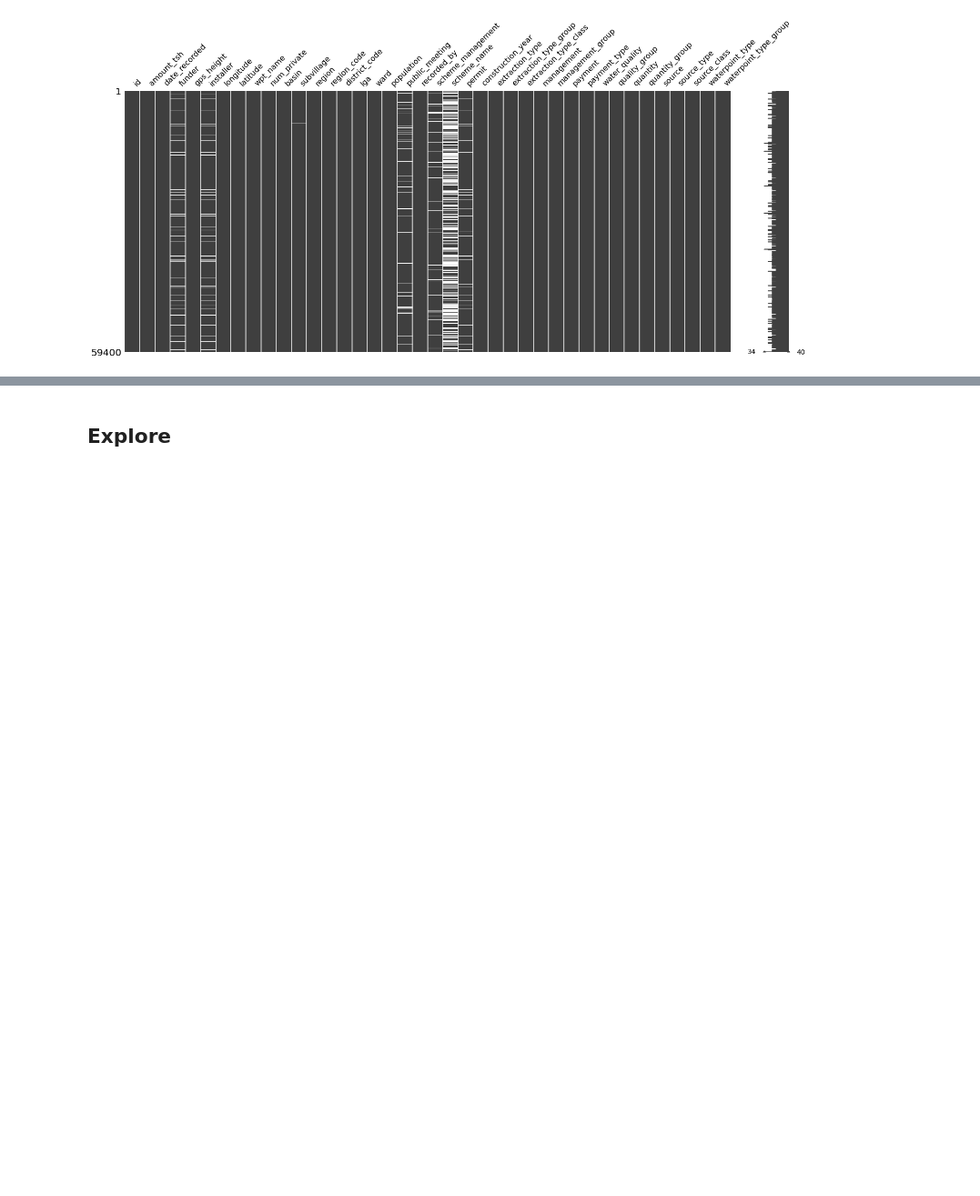
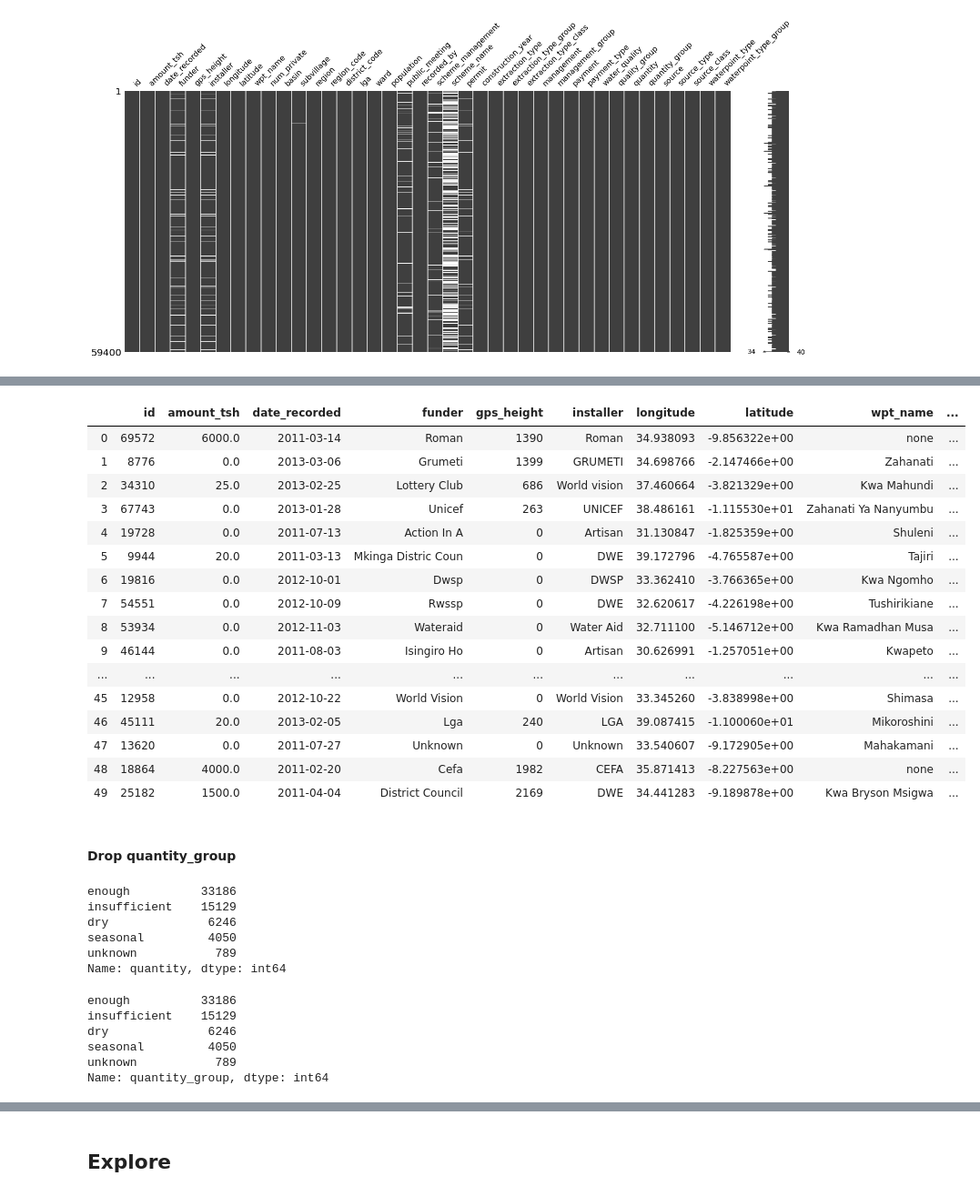
Before and after one commit to lauren-esser/Wall-Quality-in-Tanzania, a Jupyter notebook: student.ipynb, the cells around one changed output, grey strips where cells are left out. Shown: that part at 91% size. Drawn from its saved outputs; the diff is of its cells as text; code cells hidden in the pictures; blank space fills up the shorter version.

```diff
--- a/student.ipynb
+++ b/student.ipynb
@@ -219,0 +413,2 @@ msno.matrix(data_values)
+# %%
+data_values = data_values.drop('waterpoint_type', axis = 1)
@@ -219,0 +453,42 @@ msno.matrix(data_values)
+# %%
+data_values = data_values.drop(columns = ['source_class', 'source_type'], axis = 1)
+# %%
+data_values.head(50)
+# %% [output]
+|  | id | amount_tsh | date_recorded | funder | gps_height | installer | longitude | latitude | wpt_name | ... |
+| 0 | 69572 | 6000.0 | 2011-03-14 | Roman | 1390 | Roman | 34.938093 | -9.856322e+00 | none | ... |
+| 1 | 8776 | 0.0 | 2013-03-06 | Grumeti | 1399 | GRUMETI | 34.698766 | -2.147466e+00 | Zahanati | ... |
+| 2 | 34310 | 25.0 | 2013-02-25 | Lottery Club | 686 | World vision | 37.460664 | -3.821329e+00 | Kwa Mahundi | ... |
+| 3 | 67743 | 0.0 | 2013-01-28 | Unicef | 263 | UNICEF | 38.486161 | -1.115530e+01 | Zahanati Ya Nanyumbu | ... |
+| 4 | 19728 | 0.0 | 2011-07-13 | Action In A | 0 | Artisan | 31.130847 | -1.825359e+00 | Shuleni | ... |
+| 5 | 9944 | 20.0 | 2011-03-13 | Mkinga Distric Coun | 0 | DWE | 39.172796 | -4.765587e+00 | Tajiri | ... |
+| 6 | 19816 | 0.0 | 2012-10-01 | Dwsp | 0 | DWSP | 33.362410 | -3.766365e+00 | Kwa Ngomho | ... |
+| 7 | 54551 | 0.0 | 2012-10-09 | Rwssp | 0 | DWE | 32.620617 | -4.226198e+00 | Tushirikiane | ... |
+| 8 | 53934 | 0.0 | 2012-11-03 | Wateraid | 0 | Water Aid | 32.711100 | -5.146712e+00 | Kwa Ramadhan Musa | ... |
+| 9 | 46144 | 0.0 | 2011-08-03 | Isingiro Ho | 0 | Artisan | 30.626991 | -1.257051e+00 | Kwapeto | ... |
+| ... | ... | ... | ... | ... | ... | ... | ... | ... | ... | ... |
+| 45 | 12958 | 0.0 | 2012-10-22 | World Vision | 0 | World Vision | 33.345260 | -3.838998e+00 | Shimasa | ... |
+| 46 | 45111 | 20.0 | 2013-02-05 | Lga | 240 | LGA | 39.087415 | -1.100060e+01 | Mikoroshini | ... |
+| 47 | 13620 | 0.0 | 2011-07-27 | Unknown | 0 | Unknown | 33.540607 | -9.172905e+00 | Mahakamani | ... |
+| 48 | 18864 | 4000.0 | 2011-02-20 | Cefa | 1982 | CEFA | 35.871413 | -8.227563e+00 | none | ... |
+| 49 | 25182 | 1500.0 | 2011-04-04 | District Council | 2169 | DWE | 34.441283 | -9.189878e+00 | Kwa Bryson Msigwa | ... |
+# %% [markdown]
+#### Drop quantity_group
+# %%
+data_values.quantity.value_counts()
+# %% [output]
+enough          33186
+insufficient    15129
+dry              6246
+seasonal         4050
+unknown           789
+Name: quantity, dtype: int64
+# %%
+data_values.quantity_group.value_counts()
+# %% [output]
+enough          33186
+insufficient    15129
+dry              6246
+seasonal         4050
+unknown           789
+Name: quantity_group, dtype: int64
```
Also changed, not shown: parts of 63 cells of this notebook.
